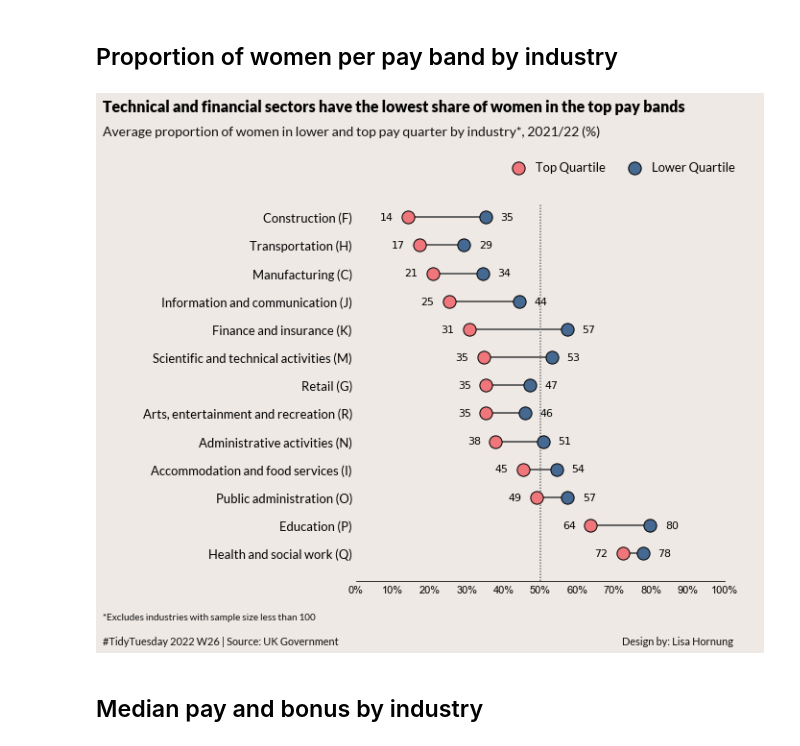
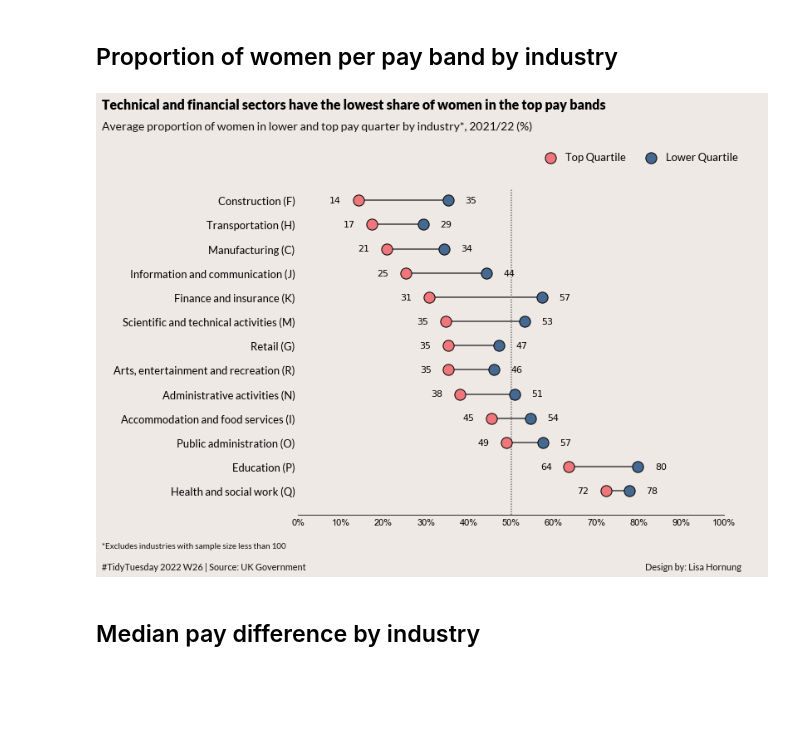
Before and after one commit to Lisa-Ho/small-data-projects, a Jupyter notebook: 2207-gender-pay-gap/GenderPayGap.ipynb, the cells around one changed output. Drawn from its saved outputs; the diff is of its cells as text; code cells hidden in the pictures; blank space fills up the shorter version.

```diff
--- a/2207-gender-pay-gap/GenderPayGap.ipynb
+++ b/2207-gender-pay-gap/GenderPayGap.ipynb
@@ -205,7 +205,7 @@ colours = ["#ef767a","#456990", "#56cfe1"]
 
 # =========
 # Initialise Figure and define layout
-fig, ax = plt.subplots(figsize=(6,7))
+fig, ax = plt.subplots(figsize=(8,7))
 fig.set_facecolor("#efe9e5")
 
 #make plot area transparent
@@ -250,37 +250,37 @@ plt.yticks(my_range, data.index, fontsize=13, fontproperties=label_font)
 plt.xticks(np.arange(0,110,10), fontfamily='Arial')
 plt.tick_params(axis='x', labelsize=11)
 plt.gca().set_xlim(xmin=0, xmax=100)
 plt.gca().xaxis.set_major_formatter(mpl.ticker.FuncFormatter(lambda x, pos: '{:,.0f}%'.format(x)))
 
 # ==========
 #legend
 L = ax.legend(ncol=2, frameon=False, loc='upper right',bbox_to_anchor=(1.05,1.08))
 plt.setp(L.texts, fontfamily="Lato", fontsize=13)
 
 # ==========
 # Title and footer
-plt.figtext(-0.6,1.05,'Technical and financial sectors have the lowest share of women in the top pay bands',
+plt.figtext(-0.4,1.05,'Technical and financial sectors have the lowest share of women in the top pay bands',
          fontsize = 16, weight = 'bold', fontproperties=title_font, color='black')
-plt.figtext(-0.6,1, "Average proportion of women in lower and top pay quarter by industry*, 2021/22 (%)",
+plt.figtext(-0.4,1, "Average proportion of women in lower and top pay quarter by industry*, 2021/22 (%)",
             fontproperties=label_font,
             fontsize=14, ha='left',  color="#111111", fontfamily="Lato")
 
 #footer
-plt.figtext(-0.6,-0.0, "*Excludes industries with sample size less than 100",
+plt.figtext(-0.4,-0.0, "*Excludes industries with sample size less than 100",
             fontsize=10, ha='left', color="#111111", fontfamily="Lato")
-plt.figtext(-0.6,-0.05, "#TidyTuesday 2022 W26 | Source: UK Government", fontsize=11,
+plt.figtext(-0.4,-0.05, "#TidyTuesday 2022 W26 | Source: UK Government", fontsize=11,
             ha='left', color="#111111", fontfamily="Lato")
 plt.figtext(0.98,-0.05, "Design by: Lisa Hornung            ",
             fontsize=11, ha='right', color="#111111", fontfamily="Lato")
 
 # ==========
 #save
 plt.savefig("Women_share_top_low_pay_band_by_industry.png", bbox_inches="tight",pad_inches=0.2)
 
 # Show the graph
 
 plt.show()
 # %% [output]
-[figure, old version]
+[figure, new version]
 # %% [markdown]
-## Median pay and bonus by industry
+## Median pay difference by industry
```
Also changed, not shown: parts of 19 cells of this notebook.
